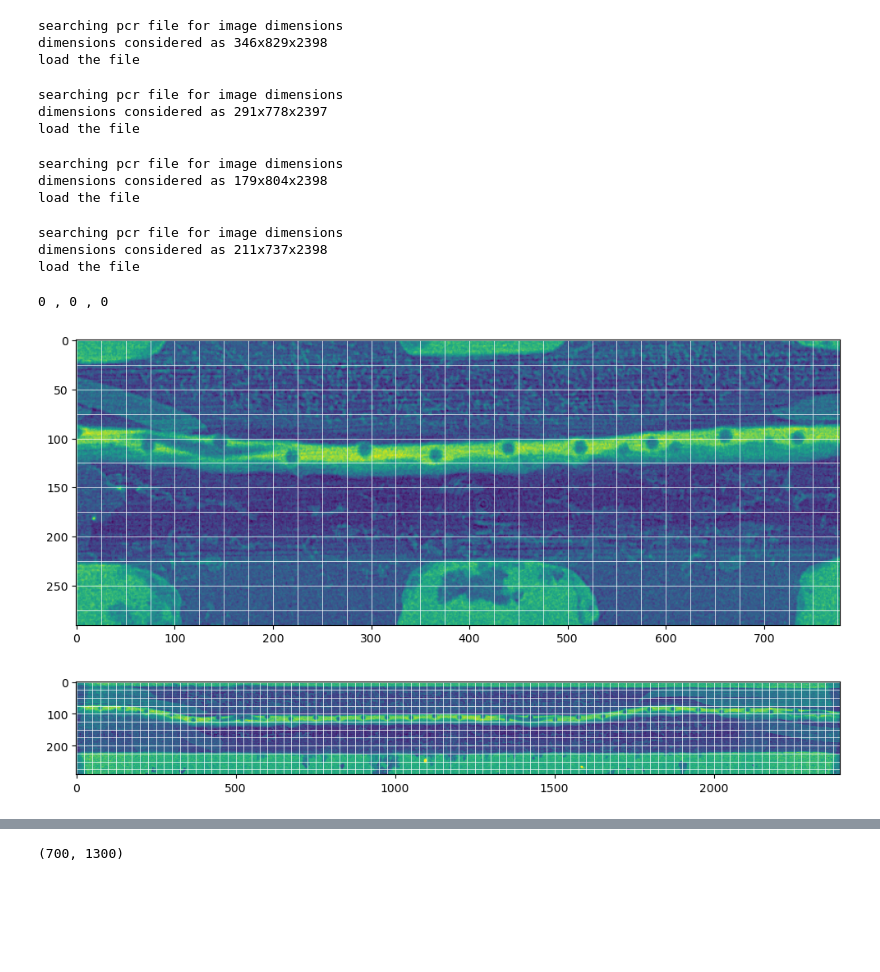
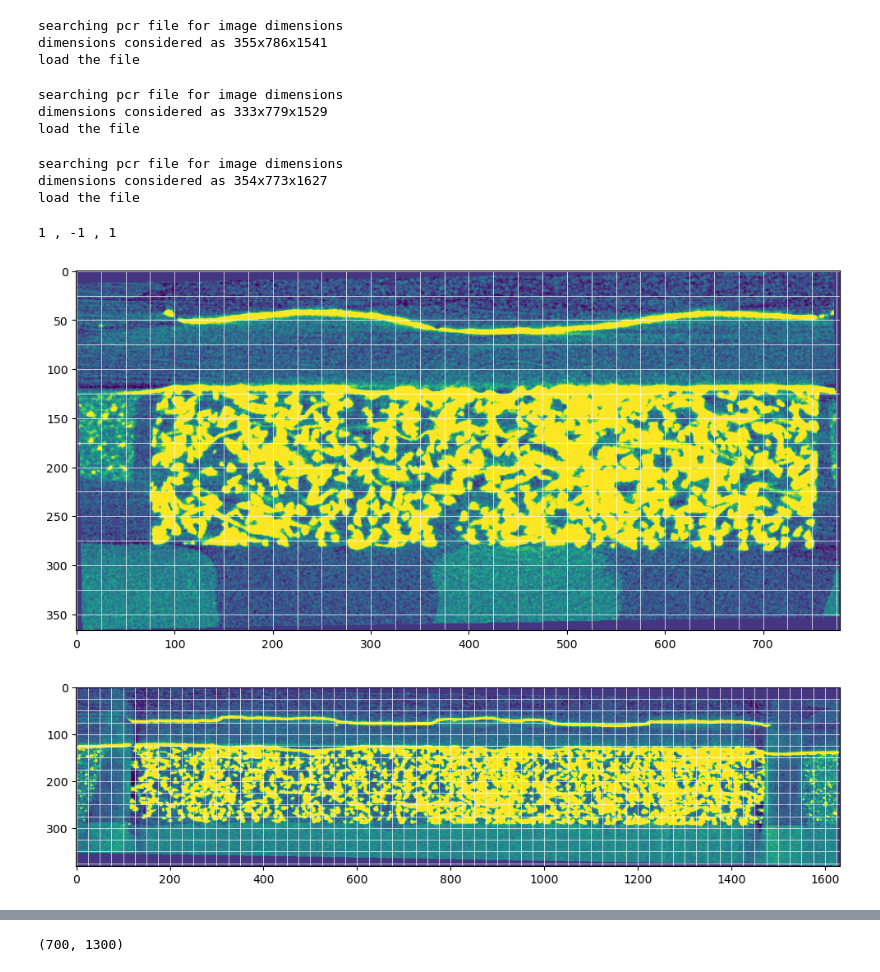
Before and after one commit to Pescatore23/coely_postmortem, a Jupyter notebook: 01_rotate.ipynb, the cells around one changed output, grey strips where cells are left out. Drawn from its saved outputs; the diff is of its cells as text; code cells hidden in the pictures; blank space fills up the shorter version.

```diff
--- a/01_rotate.ipynb
+++ b/01_rotate.ipynb
@@ -78,25 +78,25 @@ def create_grid(im,ax, spacing = 50):
 vmin = -0.0587
 vmax = 0.3144
 # %%
-series = 'Z'
-sample = '7'
+series = 'E'
+sample = '4'
 # %%
 sample_path = os.path.join(toppath, series+'_series', series+'_'+sample)
 # %%
 preoppath = os.path.join(sample_path , series+'_'+sample+'_preop', series+'_'+sample+'_preop_.vol')
-preoppath = os.path.join(sample_path , series+'_'+sample+'_dryc', series+'_'+sample+'_dryc_.vol')
+# preoppath = os.path.join(sample_path , series+'_'+sample+'_dryc', series+'_'+sample+'_dryc_.vol')
 preopim = load_nanotom(preoppath)
 # %% [output]
 searching pcr file for image dimensions
-dimensions considered as 346x829x2398
+dimensions considered as 355x786x1541
 load the file
 # %%
-# postop1path = os.path.join(sample_path , series+'_'+sample+'_postop_1', series+'_'+sample+'_postop_1_.vol')
-postop1path = os.path.join(sample_path , series+'_'+sample+'_wet2', series+'_'+sample+'_wet2_.vol')
+postop1path = os.path.join(sample_path , series+'_'+sample+'_postop_1', series+'_'+sample+'_postop_1_.vol')
+# postop1path = os.path.join(sample_path , series+'_'+sample+'_postop', series+'_'+sample+'_postop_.vol')
 postop1im = load_nanotom(postop1path)
 # %% [output]
 searching pcr file for image dimensions
-dimensions considered as 291x778x2397
+dimensions considered as 333x779x1529
 load the file
 # %%
 postop2path = os.path.join(sample_path, series+'_'+sample+'_postop_2', series+'_'+sample+'_postop_2_.vol')
@@ -104,45 +104,42 @@ postop2path = os.path.join(sample_path, series+'_'+sample+'_postop_2', series+'_
 postop2im = load_nanotom(postop2path)
 # %% [output]
 searching pcr file for image dimensions
-dimensions considered as 179x804x2398
+dimensions considered as 354x773x1627
 load the file
 # %%
-extrapath = os.path.join(sample_path, series+'_'+sample+'_dry_40C', series+'_'+sample+'_dry_40C_.vol')
+# extrapath = os.path.join(sample_path, series+'_'+sample+'_dry_40C', series+'_'+sample+'_dry_40C_.vol')
 # postop2path = os.path.join(sample_path, series+'_'+sample+'_postop_2b', series+'_'+sample+'_postop_2b_.vol')
-extraim = load_nanotom(extrapath)
+# extraim = load_nanotom(extrapath)
-# %% [output]
-searching pcr file for image dimensions
-dimensions considered as 211x737x2398
-load the file
 # %%
-im = postop1im
-stage = 'preop'
-stage = 'wet2'
-angle1 = 0
-angle2 = 0
-angle3 = 0
+im = postop2im
+stage = 'postop_2'
+# stage = 'liquid_wet_wet'
+angle1 = 1
+angle2 = -1
+angle3 = 1
+
+angles = {
+    'preop': (2.3 , -1 , 1), #(0,0,0)
+    'postop_1': (1.9 , 0 , 1),
+    'postop_2': (0,0,0)}
 
 # angles = {
-#     'preop': (-1 , 0.25 , -0.3), #(0,0,0)
-#     'postop_1': (-2, -0.5, -1.5),
-#     'postop_2': (0, -0.5, 0)}
-
-angles = {
-    'wet2': (0 , 0 , 0),
-    'wet': (-1 , -0.3 , 0),
-    'liquid_wet_moist_air': (-1 , 0 , 0),
-    'liquid_wet': (0.5 , -0.3 , 0),
-    'dry': (-1 , 0.3 , 0.6)}
+#     'liquid_wet_wet': (1 , 0 , 0),
+#     'wet2': (0 , 0 , 0),
+#     'wet': (-1 , -0.3 , 0),
+#     'liquid_wet_moist_air': (-1 , 0 , 0),
+#     'liquid_wet': (0.5 , -0.3 , 0),
+#     'dry': (-1 , 0.3 , 0.6)}
 
 print(angle1,',',angle2,',',angle3)
 # %% [output]
-0 , 0 , 0
+1 , -1 , 1
 # %%
-testrotation(im[:,:,1000], angle1)
+testrotation(im[:,:,800], angle1)
 # %% [output]
-[figure, old version]
+[figure, new version]
 # %%
-testrotation(im[:,400,:], angle2)
+testrotation(im[:,500,:], angle2)
 # %% [output]
-[figure, old version]
+[figure, new version]
 # %%
```
Also changed, not shown: parts of 5 cells of this notebook, 2 other files.
